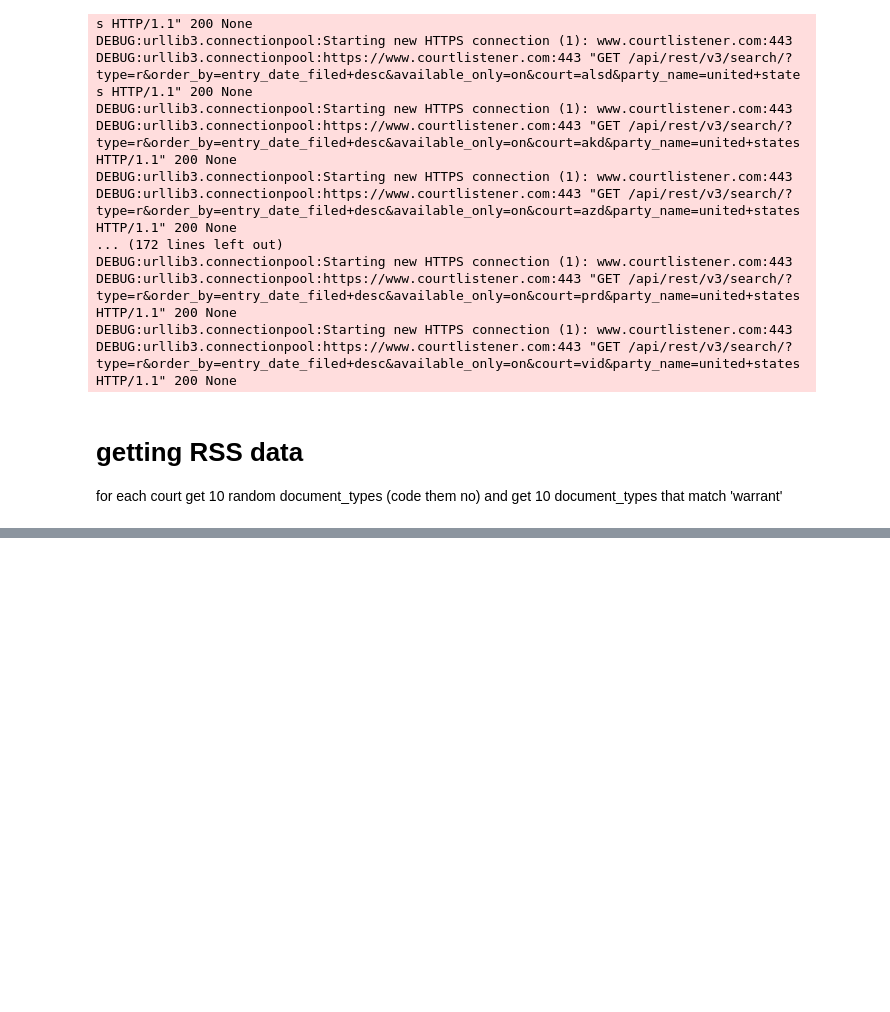
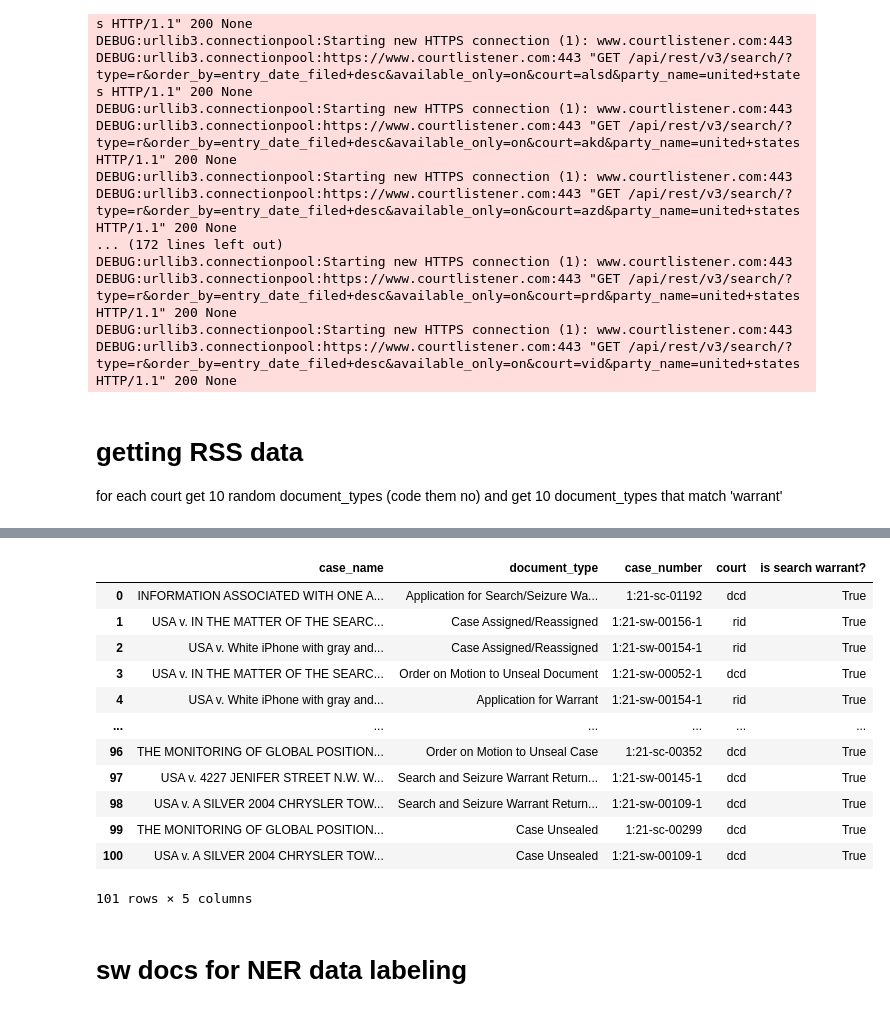
Before and after one commit to jeremybmerrill/pacerai, a Jupyter notebook: search-warrant-or-not training data generation.ipynb, the cells around one changed output, grey strips where cells are left out. Cells and saved outputs as stored; diff of their text form; code cells hidden in the pictures; blank space fills up the shorter version.

Commit message:
tweak training data generation

```diff
--- a/search-warrant-or-not training data generation.ipynb
+++ b/search-warrant-or-not training data generation.ipynb
@@ -309,0 +309,20 @@ with open(SEARCH_WARRANT_CSV_FN, 'w') as csvfile:
+# %%
+sw_docs = pd.read_sql("""select case_name,document_type,case_number,court, true as "is search warrant?" from rss_docket_entries where substring(case_number, 6, 2) = 'sw' or substring(case_number, 6, 2) = 'sc'""", live_engine)
+sw_docs.to_csv("search_warrants_model_training/sw_docs.csv")
+sw_docs
+# %% [output]
+|  | case_name | document_type | case_number | court | is search warrant? |
+| 0 | INFORMATION ASSOCIATED WITH ONE A... | Application for Search/Seizure Wa... | 1:21-sc-01192 | dcd | True |
+| 1 | USA v. IN THE MATTER OF THE SEARC... | Case Assigned/Reassigned | 1:21-sw-00156-1 | rid | True |
+| 2 | USA v. White iPhone with gray and... | Case Assigned/Reassigned | 1:21-sw-00154-1 | rid | True |
+| 3 | USA v. IN THE MATTER OF THE SEARC... | Order on Motion to Unseal Document | 1:21-sw-00052-1 | dcd | True |
+| 4 | USA v. White iPhone with gray and... | Application for Warrant | 1:21-sw-00154-1 | rid | True |
+| ... | ... | ... | ... | ... | ... |
+| 96 | THE MONITORING OF GLOBAL POSITION... | Order on Motion to Unseal Case | 1:21-sc-00352 | dcd | True |
+| 97 | USA v. 4227 JENIFER STREET N.W. W... | Search and Seizure Warrant Return... | 1:21-sw-00145-1 | dcd | True |
+| 98 | USA v. A SILVER 2004 CHRYSLER TOW... | Search and Seizure Warrant Return... | 1:21-sw-00109-1 | dcd | True |
+| 99 | THE MONITORING OF GLOBAL POSITION... | Case Unsealed | 1:21-sc-00299 | dcd | True |
+| 100 | USA v. A SILVER 2004 CHRYSLER TOW... | Case Unsealed | 1:21-sw-00109-1 | dcd | True |
+101 rows × 5 columns
+# %% [markdown]
+# sw docs for NER data labeling
```
Also changed, not shown: parts of 4 cells of this notebook, 18 other files.
